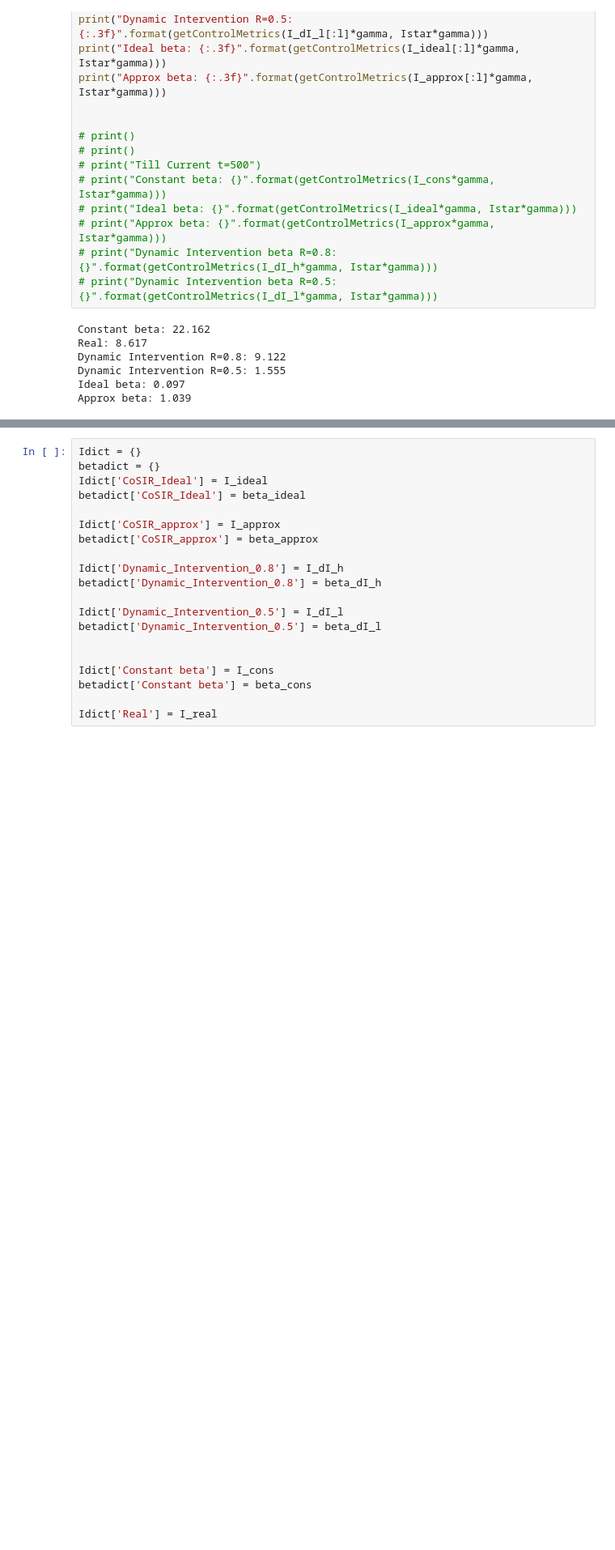
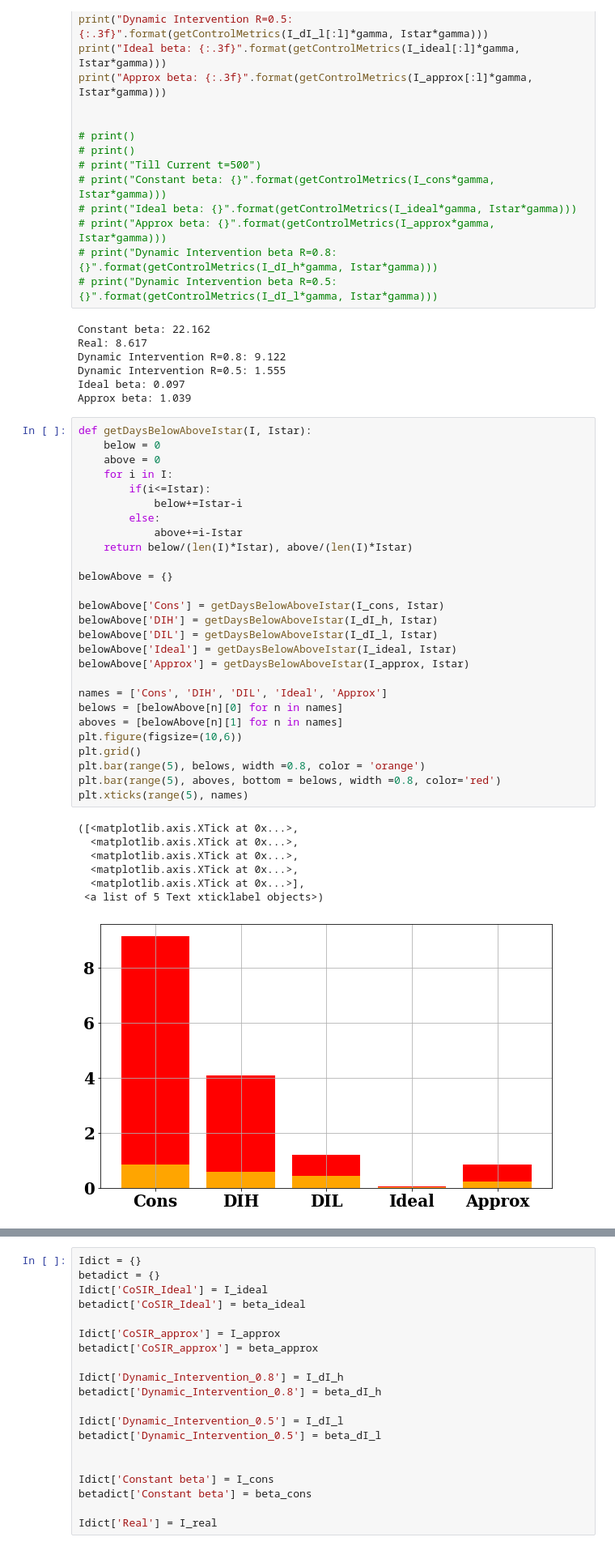
Before and after one commit to dsindiavscovid/CoSIR, a Jupyter notebook: baselines.ipynb, the cells around one changed output, grey strips where cells are left out. Shown at 81% size. Cells and saved outputs as stored; diff of their text form; blank space fills up the shorter version.

```diff
--- a/baselines.ipynb
+++ b/baselines.ipynb
@@ -214,3 +214,38 @@ Dynamic Intervention R=0.8: 9.122
 Dynamic Intervention R=0.5: 1.555
 Ideal beta: 0.097
 Approx beta: 1.039
+# %%
+def getDaysBelowAboveIstar(I, Istar):
+    below = 0
+    above = 0
+    for i in I:
+        if(i<=Istar):
+            below+=Istar-i
+        else:
+            above+=i-Istar
+    return below/(len(I)*Istar), above/(len(I)*Istar)
+
+belowAbove = {}
+
+belowAbove['Cons'] = getDaysBelowAboveIstar(I_cons, Istar)
+belowAbove['DIH'] = getDaysBelowAboveIstar(I_dI_h, Istar)
+belowAbove['DIL'] = getDaysBelowAboveIstar(I_dI_l, Istar)
+belowAbove['Ideal'] = getDaysBelowAboveIstar(I_ideal, Istar)
+belowAbove['Approx'] = getDaysBelowAboveIstar(I_approx, Istar)
+
+names = ['Cons', 'DIH', 'DIL', 'Ideal', 'Approx']
+belows = [belowAbove[n][0] for n in names]
+aboves = [belowAbove[n][1] for n in names]
+plt.figure(figsize=(10,6))
+plt.grid()
+plt.bar(range(5), belows, width =0.8, color = 'orange')
+plt.bar(range(5), aboves, bottom = belows, width =0.8, color='red')
+plt.xticks(range(5), names)
+# %% [output]
+([<matplotlib.axis.XTick at 0x...>,
+  <matplotlib.axis.XTick at 0x...>,
+  <matplotlib.axis.XTick at 0x...>,
+  <matplotlib.axis.XTick at 0x...>,
+  <matplotlib.axis.XTick at 0x...>],
+ <a list of 5 Text xticklabel objects>)
+[figure, added]
```
Also changed, not shown: parts of 3 cells of this notebook.
